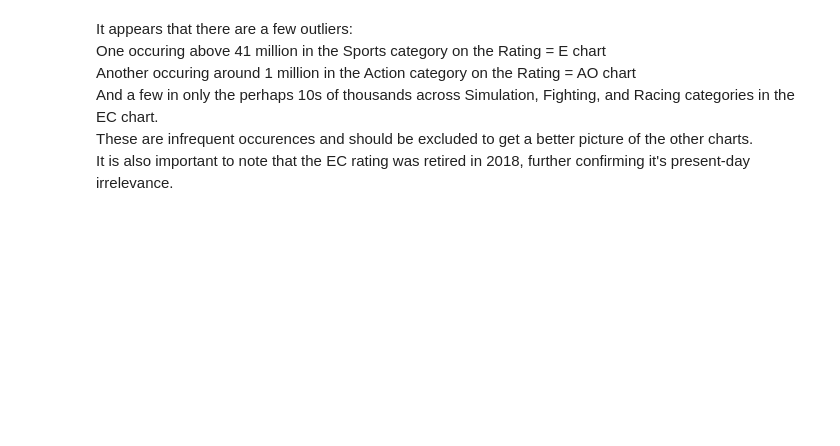
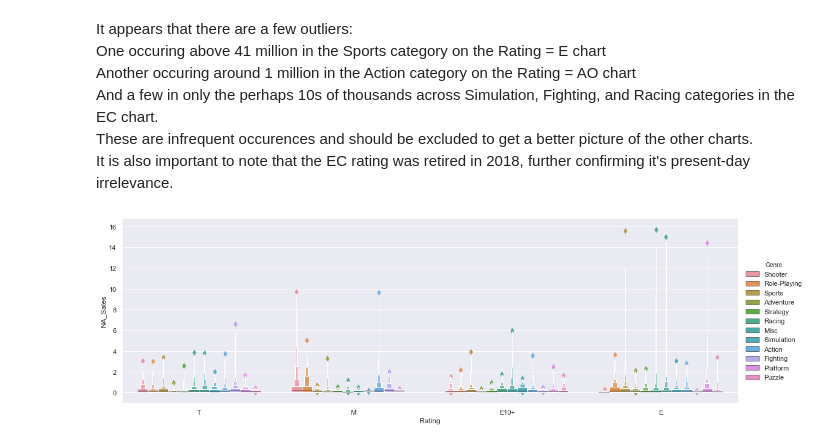
Before and after one commit to rjstange/Video-Game-Sales-by-ESRB-Rating, a Jupyter notebook: Video Game Sales By Maturity Rating.ipynb, the cells around one changed output. Drawn from its saved outputs; the diff is of its cells as text; code cells hidden in the pictures; blank space fills up the shorter version.

```diff
--- a/Video Game Sales By Maturity Rating.ipynb
+++ b/Video Game Sales By Maturity Rating.ipynb
@@ -44,0 +62,12 @@ na_sales_e_to_m = sales[(sales['NA_Sales'] > 0)
+# %%
+sns.catplot(
+    x="Rating",
+    y="NA_Sales",
+    kind="boxen",
+    hue="Genre",
+    aspect=3,
+    data=na_sales_e_to_m.sort_values("NA_Sales")
+)
+plt.show()
+# %% [output]
+[figure, added]
```
Also changed, not shown: parts of 14 cells of this notebook.
